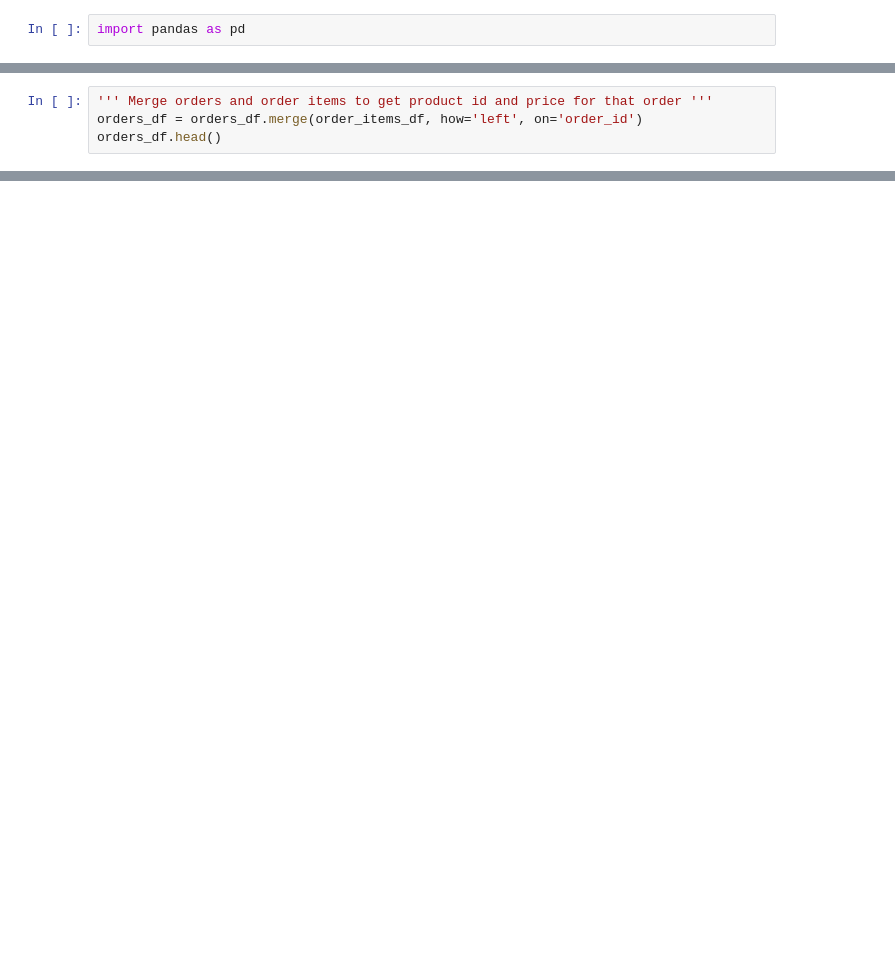
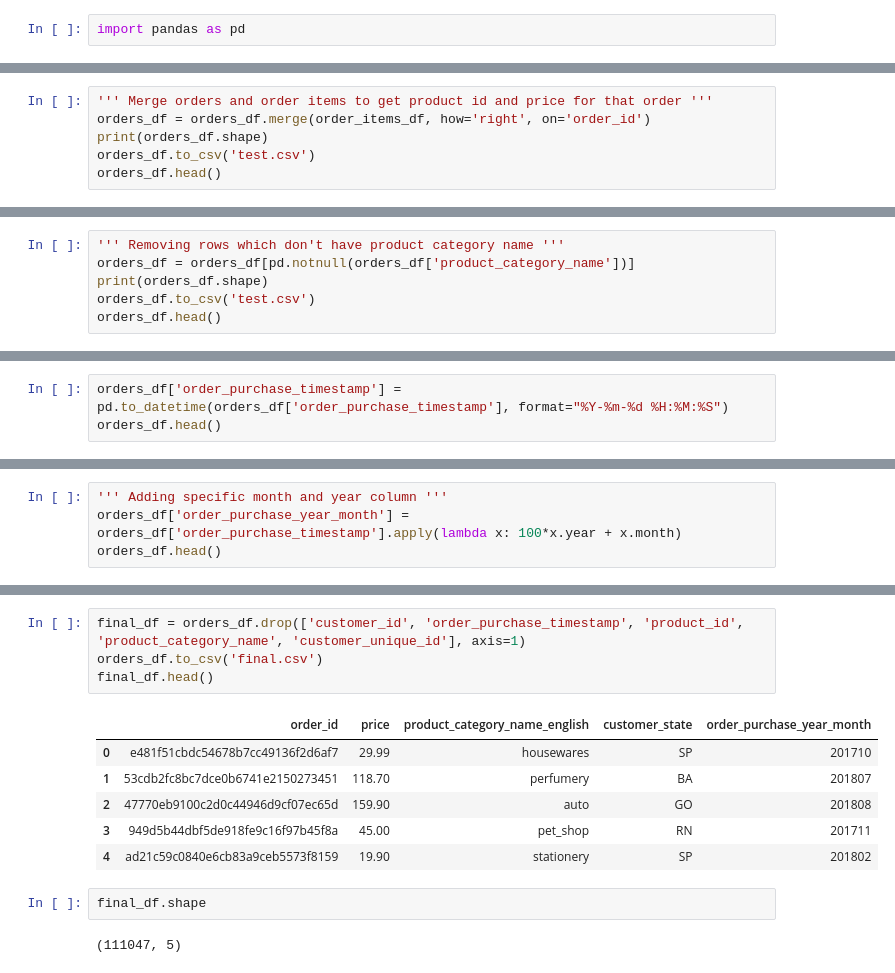
Before and after one commit to adarshrhegde/CS412_IML, a Jupyter notebook: Clustering_draft1.ipynb, the cells around one changed output, grey strips where cells are left out. Cells and saved outputs as stored; diff of their text form; blank space fills up the shorter version.

```diff
--- a/Clustering_draft1.ipynb
+++ b/Clustering_draft1.ipynb
@@ -26,6 +30,8 @@ order_items_df.head()
 | 4 | 00042b26cf59d7ce69dfabb4e55b4fd9 | ac6c3623068f30de03045865e4e10089 | 199.90 |
 # %%
 ''' Merge orders and order items to get product id and price for that order '''
-orders_df = orders_df.merge(order_items_df, how='left', on='order_id')
+orders_df = orders_df.merge(order_items_df, how='right', on='order_id')
+print(orders_df.shape)
+orders_df.to_csv('test.csv')
 orders_df.head()
 # %% [output]
@@ -58,3 +70,9 @@ orders_df.head()
 | 2 | 47770eb9100c2d0c44946d9cf07ec65d | 41ce2a54c0b03bf3443c3d931a367089 | 2018-08-08 08:38:49 | aa4383b373c6aca5d8797843e5594415 | 159.90 | automotivo |
 | 3 | 949d5b44dbf5de918fe9c16f97b45f8a | f88197465ea7920adcdbec7375364d82 | 2017-11-18 19:28:06 | d0b61bfb1de832b15ba9d266ca96e5b0 | 45.00 | pet_shop |
 | 4 | ad21c59c0840e6cb83a9ceb5573f8159 | 8ab97904e6daea8866dbdbc4fb7aad2c | 2018-02-13 21:18:39 | 65266b2da20d04dbe00c5c2d3bb7859e | 19.90 | papelaria |
+# %%
+''' Removing rows which don't have product category name '''
+orders_df = orders_df[pd.notnull(orders_df['product_category_name'])]
+print(orders_df.shape)
+orders_df.to_csv('test.csv')
+orders_df.head()
@@ -107,0 +142,3 @@ orders_df.to_csv('test.csv')
+# %%
+orders_df['order_purchase_timestamp'] = pd.to_datetime(orders_df['order_purchase_timestamp'], format="%Y-%m-%d %H:%M:%S")
+orders_df.head()
@@ -107,0 +152,4 @@ orders_df.to_csv('test.csv')
+# %%
+''' Adding specific month and year column '''
+orders_df['order_purchase_year_month'] = orders_df['order_purchase_timestamp'].apply(lambda x: 100*x.year + x.month)
+orders_df.head()
@@ -107,0 +163,15 @@ orders_df.to_csv('test.csv')
+# %%
+final_df = orders_df.drop(['customer_id', 'order_purchase_timestamp', 'product_id', 'product_category_name', 'customer_unique_id'], axis=1)
+orders_df.to_csv('final.csv')
+final_df.head()
+# %% [output]
+|  | order_id | price | product_category_name_english | customer_state | order_purchase_year_month |
+| 0 | e481f51cbdc54678b7cc49136f2d6af7 | 29.99 | housewares | SP | 201710 |
+| 1 | 53cdb2fc8bc7dce0b6741e2150273451 | 118.70 | perfumery | BA | 201807 |
+| 2 | 47770eb9100c2d0c44946d9cf07ec65d | 159.90 | auto | GO | 201808 |
+| 3 | 949d5b44dbf5de918fe9c16f97b45f8a | 45.00 | pet_shop | RN | 201711 |
+| 4 | ad21c59c0840e6cb83a9ceb5573f8159 | 19.90 | stationery | SP | 201802 |
+# %%
+final_df.shape
+# %% [output]
+(111047, 5)
```
Also changed, not shown: parts of 16 cells of this notebook, 4 other files.
